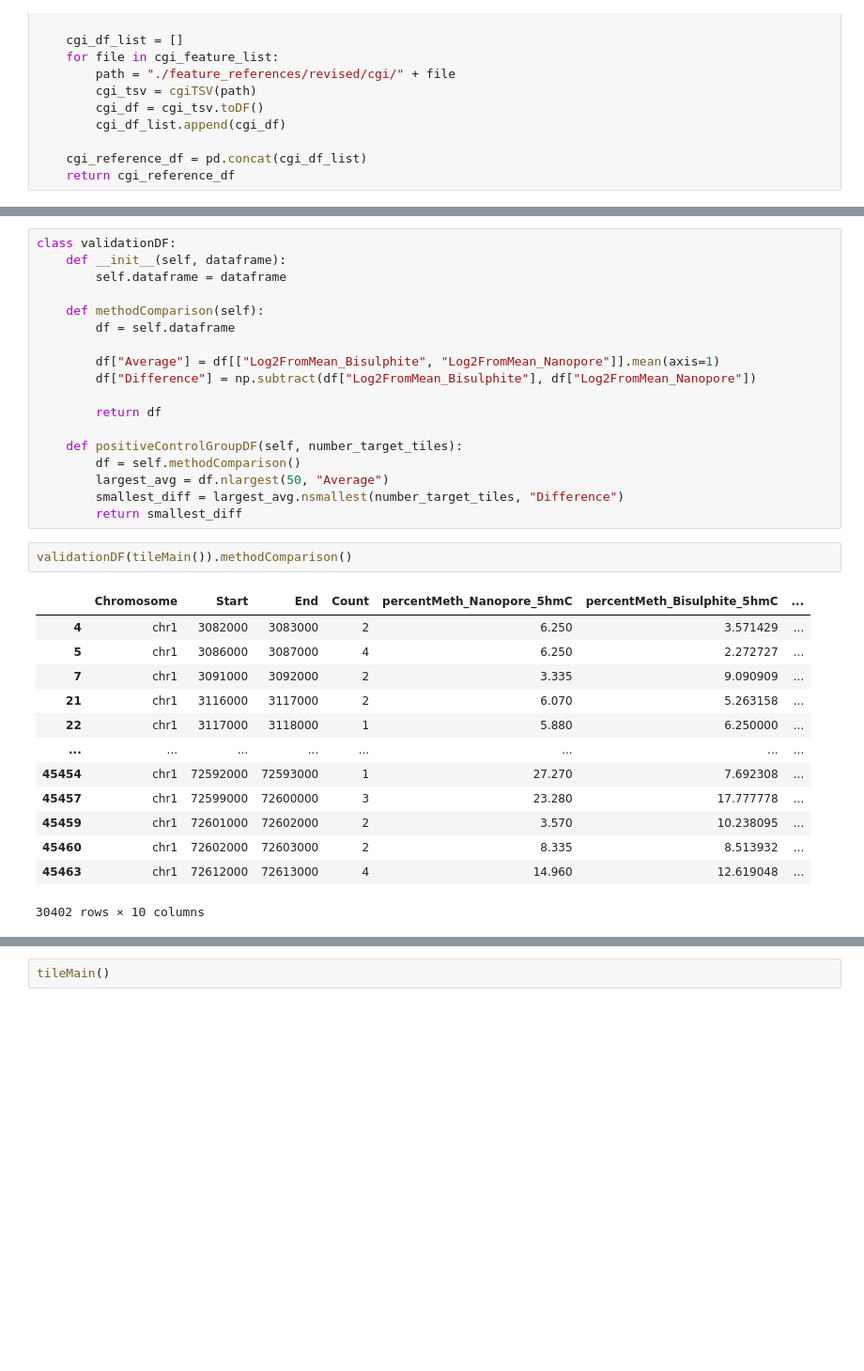
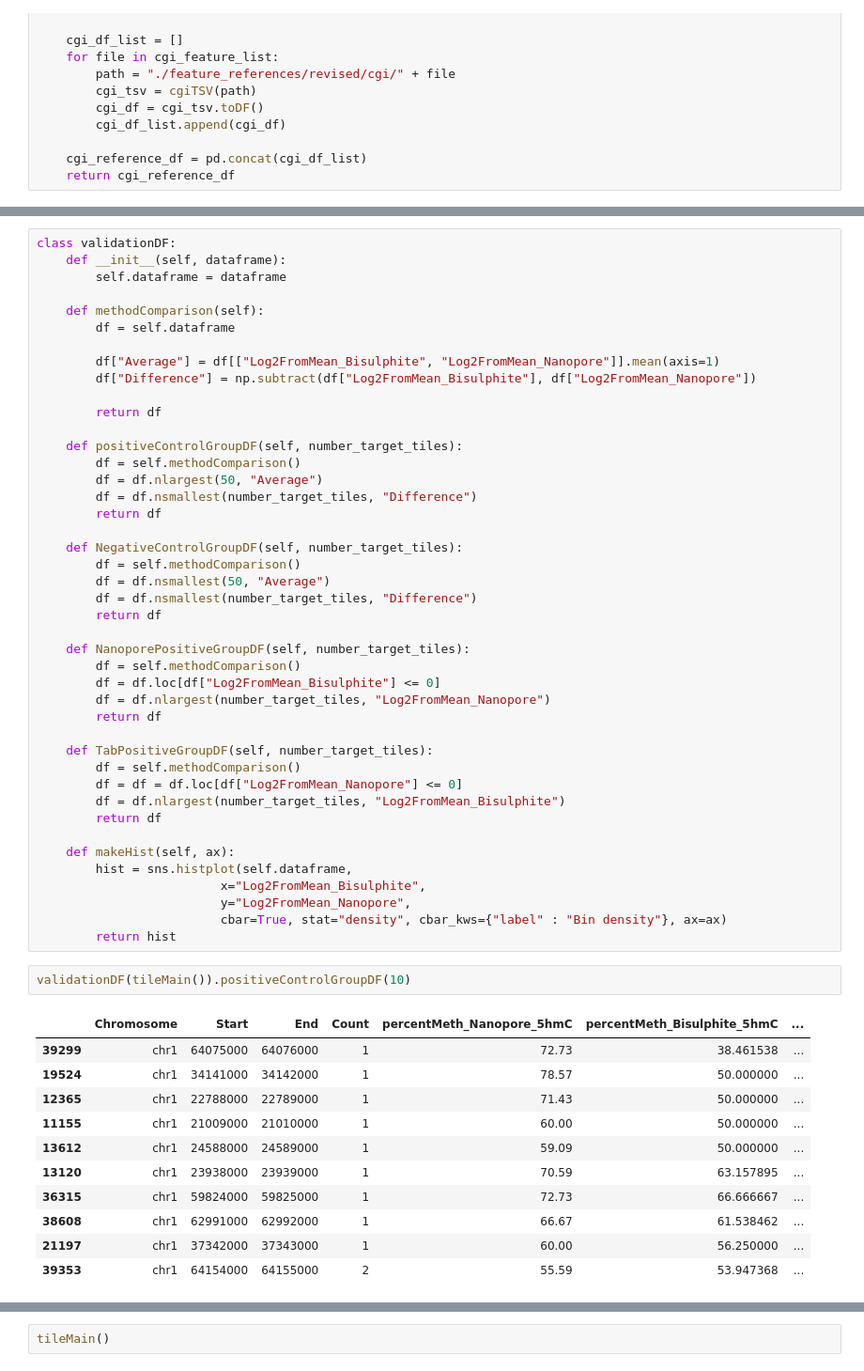
Before and after one commit to DominicOH/Analysis-of-nanopore-epigenetic-sequencing, a Jupyter notebook: Figures.ipynb, the cells around one changed output, grey strips where cells are left out. Shown at 94% size. Drawn from its saved outputs; the diff is of its cells as text; blank space fills up the shorter version.

```diff
--- a/Figures.ipynb
+++ b/Figures.ipynb
@@ -541,22 +595,45 @@ class validationDF:
 
     def positiveControlGroupDF(self, number_target_tiles):
         df = self.methodComparison()
-        largest_avg = df.nlargest(50, "Average")
-        smallest_diff = largest_avg.nsmallest(number_target_tiles, "Difference")
-        return smallest_diff
+        df = df.nlargest(50, "Average")
+        df = df.nsmallest(number_target_tiles, "Difference")
+        return df
+
+    def NegativeControlGroupDF(self, number_target_tiles):
+        df = self.methodComparison()
+        df = df.nsmallest(50, "Average")
+        df = df.nsmallest(number_target_tiles, "Difference")
+        return df
+
+    def NanoporePositiveGroupDF(self, number_target_tiles):
+        df = self.methodComparison()
+        df = df.loc[df["Log2FromMean_Bisulphite"] <= 0]
+        df = df.nlargest(number_target_tiles, "Log2FromMean_Nanopore")
+        return df
+
+    def TabPositiveGroupDF(self, number_target_tiles):
+        df = self.methodComparison()
+        df = df = df.loc[df["Log2FromMean_Nanopore"] <= 0]
+        df = df.nlargest(number_target_tiles, "Log2FromMean_Bisulphite")
+        return df
+
+    def makeHist(self, ax):
+        hist = sns.histplot(self.dataframe,
+                         x="Log2FromMean_Bisulphite",
+                         y="Log2FromMean_Nanopore",
+                         cbar=True, stat="density", cbar_kws={"label" : "Bin density"}, ax=ax)
+        return hist
 # %%
-validationDF(tileMain()).methodComparison()
+validationDF(tileMain()).positiveControlGroupDF(10)
 # %% [output]
 |  | Chromosome | Start | End | Count | percentMeth_Nanopore_5hmC | percentMeth_Bisulphite_5hmC | ... |
-| 4 | chr1 | 3082000 | 3083000 | 2 | 6.250 | 3.571429 | ... |
-| 5 | chr1 | 3086000 | 3087000 | 4 | 6.250 | 2.272727 | ... |
-| 7 | chr1 | 3091000 | 3092000 | 2 | 3.335 | 9.090909 | ... |
-| 21 | chr1 | 3116000 | 3117000 | 2 | 6.070 | 5.263158 | ... |
-| 22 | chr1 | 3117000 | 3118000 | 1 | 5.880 | 6.250000 | ... |
-| ... | ... | ... | ... | ... | ... | ... | ... |
-| 45454 | chr1 | 72592000 | 72593000 | 1 | 27.270 | 7.692308 | ... |
-| 45457 | chr1 | 72599000 | 72600000 | 3 | 23.280 | 17.777778 | ... |
-| 45459 | chr1 | 72601000 | 72602000 | 2 | 3.570 | 10.238095 | ... |
-| 45460 | chr1 | 72602000 | 72603000 | 2 | 8.335 | 8.513932 | ... |
-| 45463 | chr1 | 72612000 | 72613000 | 4 | 14.960 | 12.619048 | ... |
+| 39299 | chr1 | 64075000 | 64076000 | 1 | 72.73 | 38.461538 | ... |
+| 19524 | chr1 | 34141000 | 34142000 | 1 | 78.57 | 50.000000 | ... |
+| 12365 | chr1 | 22788000 | 22789000 | 1 | 71.43 | 50.000000 | ... |
+| 11155 | chr1 | 21009000 | 21010000 | 1 | 60.00 | 50.000000 | ... |
+| 13612 | chr1 | 24588000 | 24589000 | 1 | 59.09 | 50.000000 | ... |
+| 13120 | chr1 | 23938000 | 23939000 | 1 | 70.59 | 63.157895 | ... |
+| 36315 | chr1 | 59824000 | 59825000 | 1 | 72.73 | 66.666667 | ... |
+| 38608 | chr1 | 62991000 | 62992000 | 1 | 66.67 | 61.538462 | ... |
+| 21197 | chr1 | 37342000 | 37343000 | 1 | 60.00 | 56.250000 | ... |
+| 39353 | chr1 | 64154000 | 64155000 | 2 | 55.59 | 53.947368 | ... |
-30402 rows × 10 columns
```
Also changed, not shown: parts of 4 cells of this notebook.
